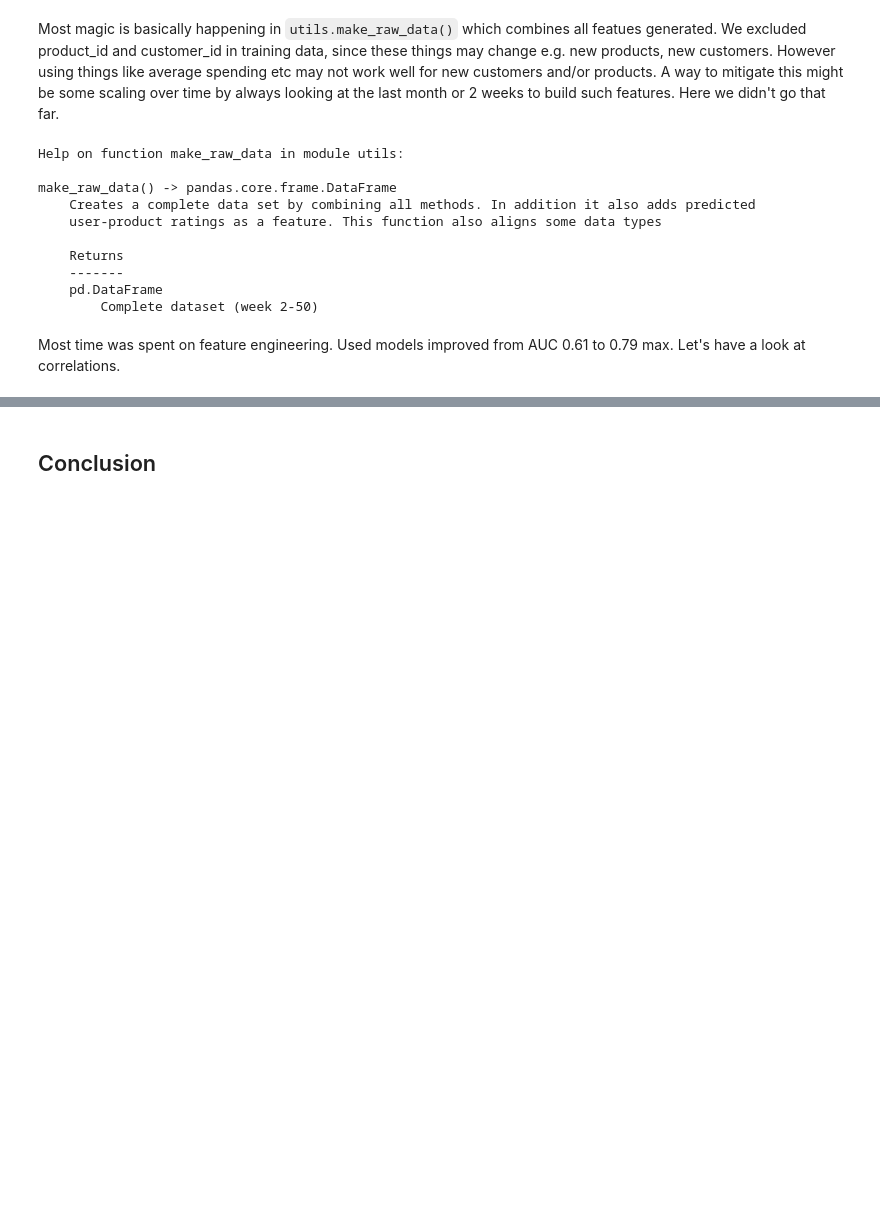
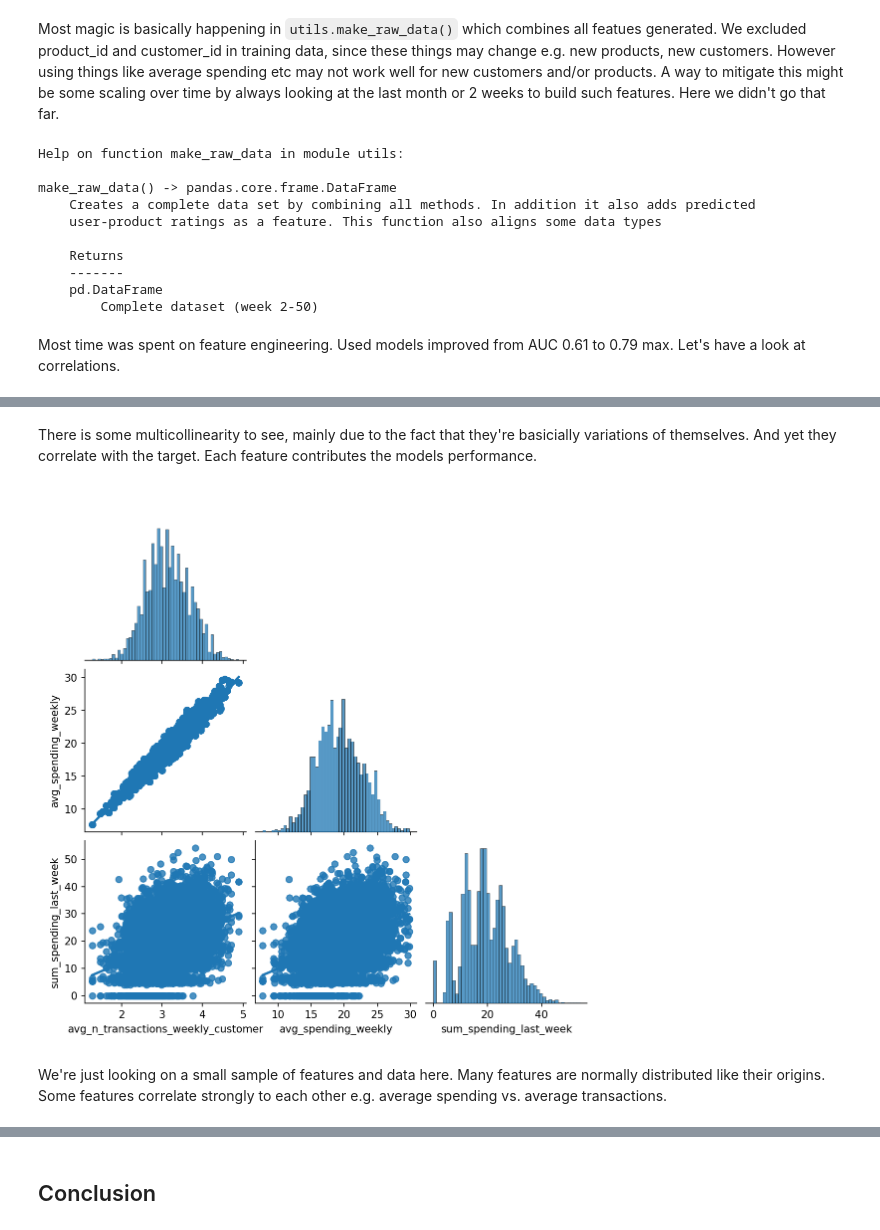
Before and after one commit to sekR4/classification-challenge, a Jupyter notebook: src/purchase_probabilities.ipynb, the cells around one changed output, grey strips where cells are left out. Cells and saved outputs as stored; diff of their text form; code cells hidden in the pictures; blank space fills up the shorter version.

```diff
--- a/src/purchase_probabilities.ipynb
+++ b/src/purchase_probabilities.ipynb
@@ -202,0 +216,17 @@ Most time was spent on feature engineering. Used models improved from AUC 0.61 t
+# %% [markdown]
+There is some multicollinearity to see, mainly due to the fact that they're basicially variations of themselves. And yet they correlate with the target. Each feature contributes the models performance.
+# %%
+features_small_demo = [
+    'avg_n_transactions_weekly_customer',
+    'avg_spending_weekly',
+    'sum_spending_last_week'
+    ]
+
+sns.pairplot(df_training[features_small_demo].sample(10_000, random_state=1), kind="reg", corner=True)
+plt.savefig("img/pairplot_sample.png",dpi=150)
+plt.close()
+Image("img/pairplot_sample.png", width = 800)
+# %% [output]
+[figure, added]
+# %% [markdown]
+We're just looking on a small sample of features and data here. Many features are normally distributed like their origins. Some features correlate strongly to each other e.g. average spending vs. average transactions.
```
Also changed, not shown: parts of 23 cells of this notebook, 7 other files.
